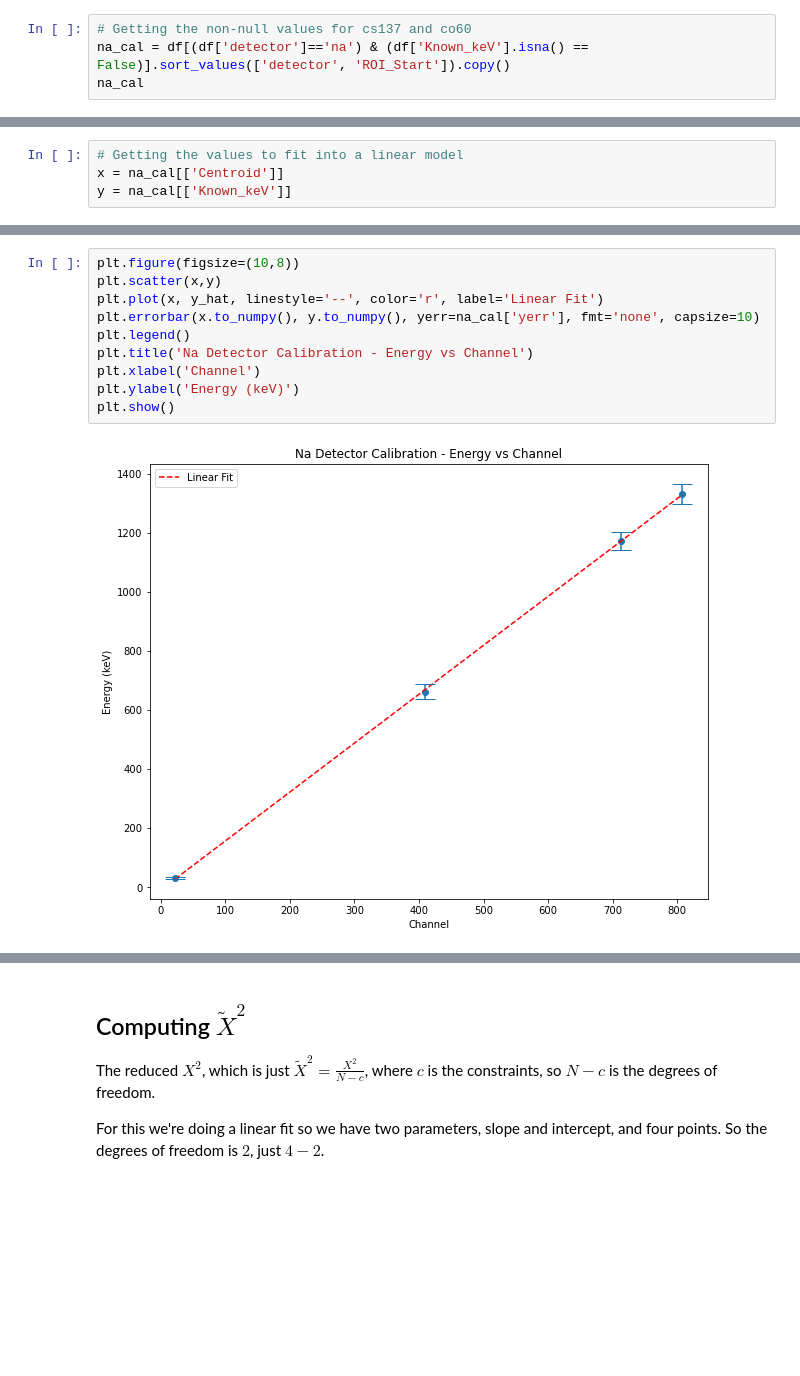
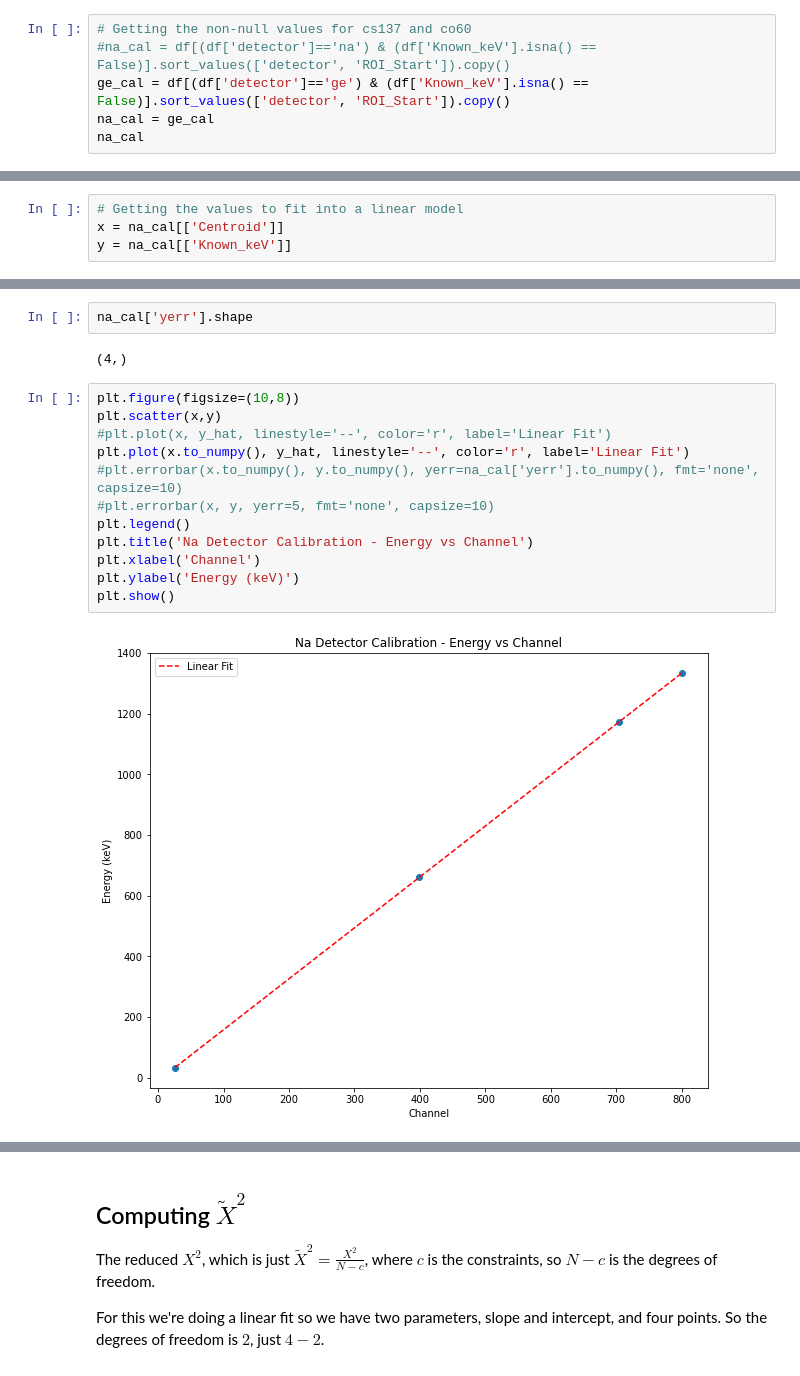
Before and after one commit to john-hafner/PHY451-GammaRay, a Jupyter notebook: Sodium Detector Calibration Chi-Squared Fit.ipynb, the cells around one changed output, grey strips where cells are left out. Cells and saved outputs as stored; diff of their text form; blank space fills up the shorter version.

```diff
--- a/Sodium Detector Calibration Chi-Squared Fit.ipynb
+++ b/Sodium Detector Calibration Chi-Squared Fit.ipynb
@@ -21,7 +21,9 @@ df.head()
 | 4 | ge | bg | 193 | 199 | 23971 | -3679 | 198 | -- | NaN |
 # %%
 # Getting the non-null values for cs137 and co60
-na_cal = df[(df['detector']=='na') & (df['Known_keV'].isna() == False)].sort_values(['detector', 'ROI_Start']).copy()
+#na_cal = df[(df['detector']=='na') & (df['Known_keV'].isna() == False)].sort_values(['detector', 'ROI_Start']).copy()
+ge_cal = df[(df['detector']=='ge') & (df['Known_keV'].isna() == False)].sort_values(['detector', 'ROI_Start']).copy()
+na_cal = ge_cal
 na_cal
 # %% [output]
 |  | detector | element | ROI_Start | ROI_End | Gross | Net | Centroid | FWHM | Known_keV |
@@ -75,12 +79,18 @@ na_cal
+# %%
+na_cal['yerr'].shape
+# %% [output]
+(4,)
 # %%
 plt.figure(figsize=(10,8))
 plt.scatter(x,y)
-plt.plot(x, y_hat, linestyle='--', color='r', label='Linear Fit')
-plt.errorbar(x.to_numpy(), y.to_numpy(), yerr=na_cal['yerr'], fmt='none', capsize=10)
+#plt.plot(x, y_hat, linestyle='--', color='r', label='Linear Fit')
+plt.plot(x.to_numpy(), y_hat, linestyle='--', color='r', label='Linear Fit')
+#plt.errorbar(x.to_numpy(), y.to_numpy(), yerr=na_cal['yerr'].to_numpy(), fmt='none', capsize=10)
+#plt.errorbar(x, y, yerr=5, fmt='none', capsize=10)
 plt.legend()
 plt.title('Na Detector Calibration - Energy vs Channel')
 plt.xlabel('Channel')
 plt.ylabel('Energy (keV)')
 plt.show()
 # %% [output]
-[figure, old version]
+[figure, new version]
```
Also changed, not shown: parts of 6 cells of this notebook, 3 other files.
